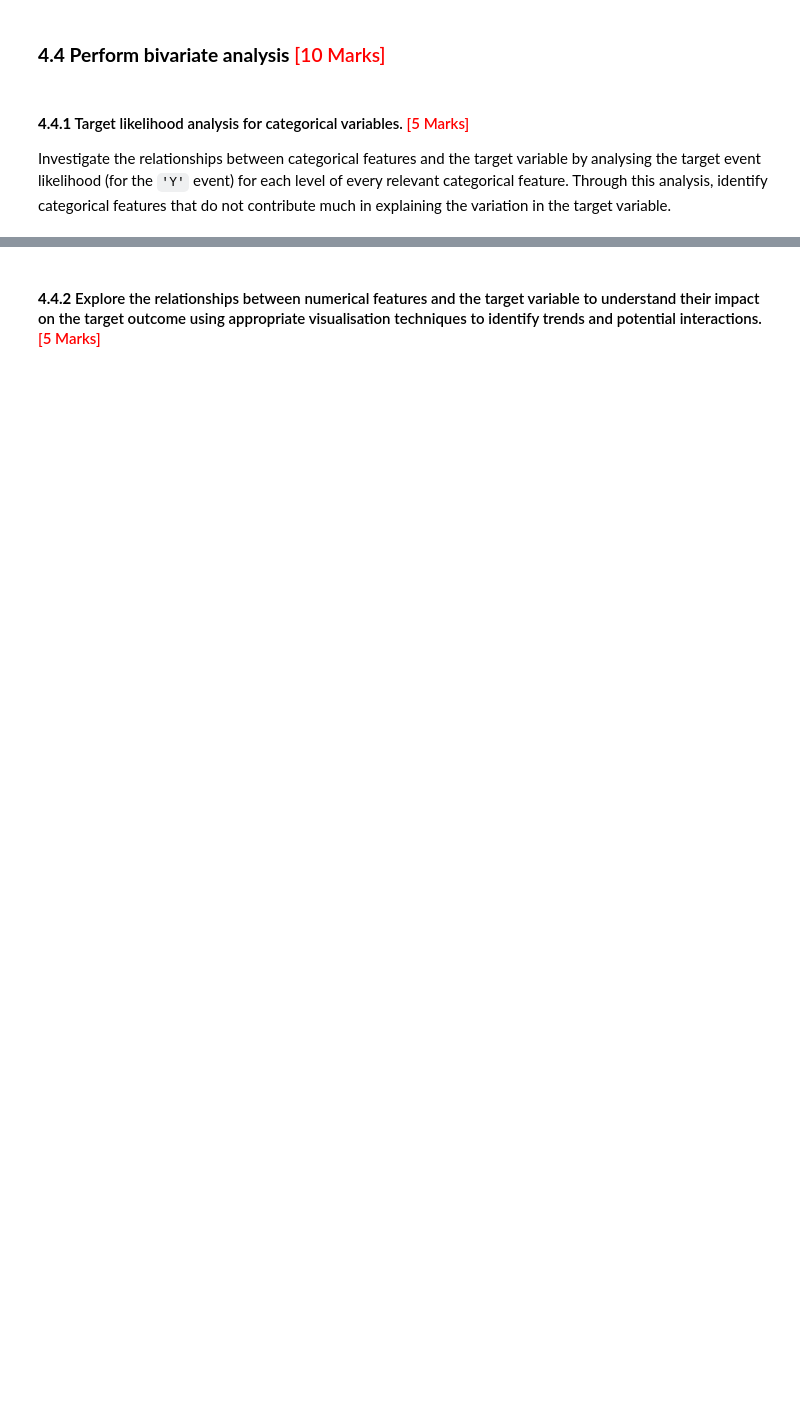
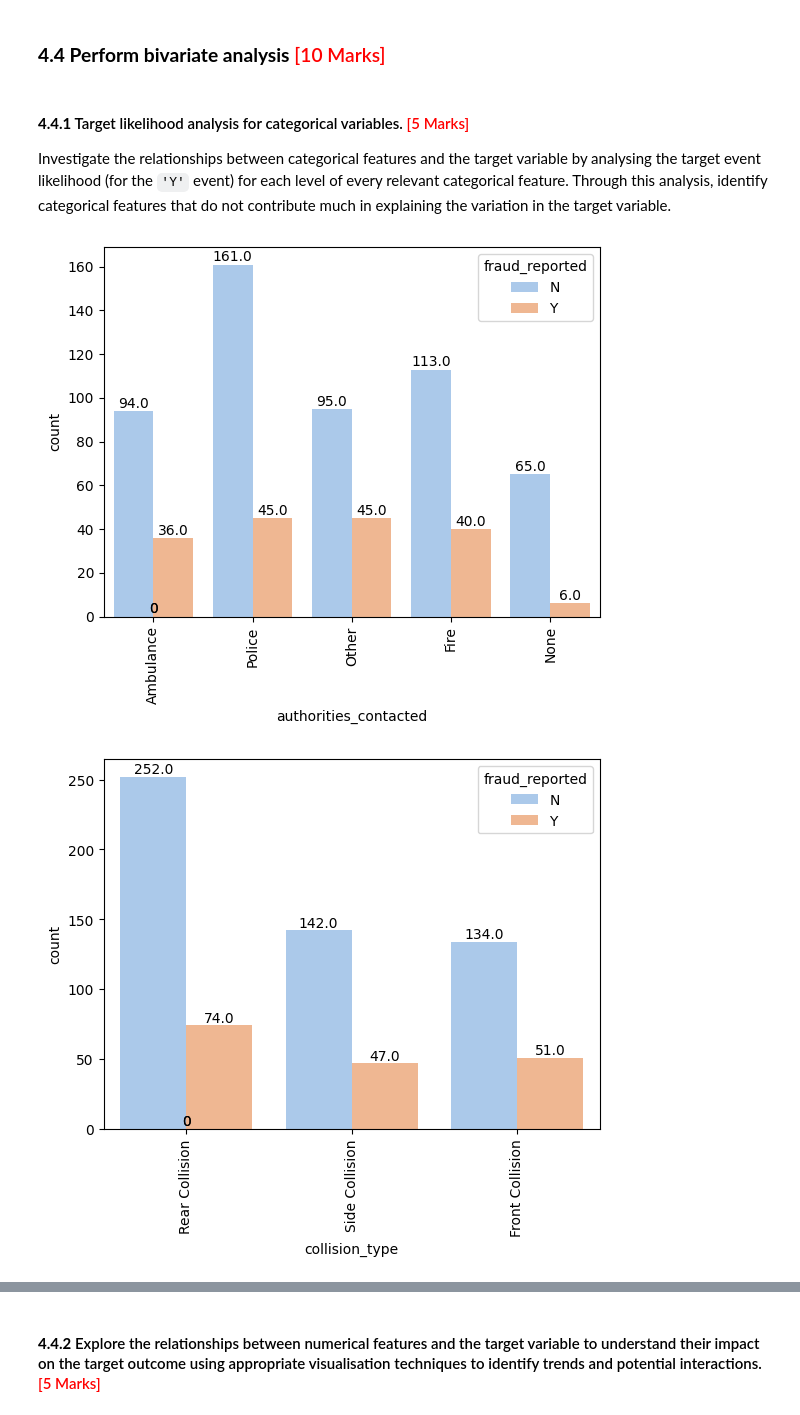
Before and after one commit to guptakeshav24/fraudulent_claim_detection, a Jupyter notebook: Fraudulent_Claim_Detection_Starter_solution.ipynb, the cells around one changed output, grey strips where cells are left out. Cells and saved outputs as stored; diff of their text form; code cells hidden in the pictures; blank space fills up the shorter version.

```diff
--- a/Fraudulent_Claim_Detection_Starter_solution.ipynb
+++ b/Fraudulent_Claim_Detection_Starter_solution.ipynb
@@ -660,0 +605,16 @@ Investigate the relationships between categorical features and the target variab
+# %%
+# Write a function to calculate and analyse the target variable likelihood for categorical features
+def plotCountPlot(col, target, df):
+    ax = sns.countplot(x=col, hue=target, data=df, palette='pastel')
+    plt.xticks(rotation=90)
+    for p in ax.patches:
+        height = p.get_height()
+        ax.text(p.get_x() + p.get_width() / 2., height + 0.1, height, ha='center', va='bottom')
+    plt.show()
+# %%
+train_df = pd.concat([X_train, y_train])
+for col in categorical_features:
+    plotCountPlot(col, 'fraud_reported', train_df)
+# %% [output]
+[figure, added]
+[figure, added]
```
Also changed, not shown: parts of 160 cells of this notebook, 3 other files.
